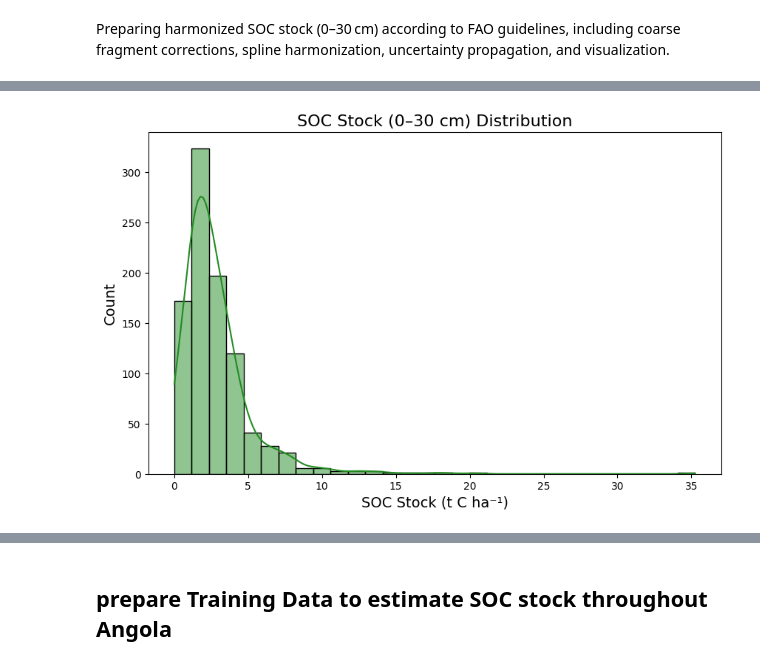
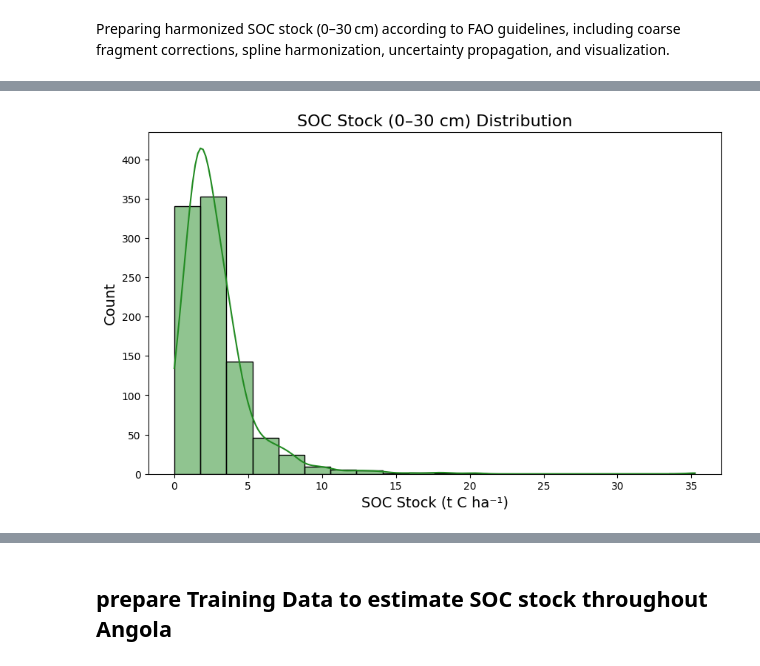
Before and after one commit to inesschwartz/ThesisSoilAngola, a Jupyter notebook: EDA/carbon_stock2.ipynb, the cells around one changed output, grey strips where cells are left out. Saved outputs shown, nothing was run; the diff lists cells and outputs as text; code cells hidden in the pictures.

```diff
--- a/EDA/carbon_stock2.ipynb
+++ b/EDA/carbon_stock2.ipynb
@@ -153,7 +175,7 @@ SOC_dataset["soc_percent"] = SOC_dataset["organic_carbon"].apply(
 )
 
 # ------------------------------
-# 2) Mass-preserving spline for SOC only
+# 2) Mass-preserving spline for SOC only (FAO recommendation)
 # ------------------------------
 def fit_mpspline(depth_top, depth_bottom, values, lam=1.0, target_depths=[0,30]):
     depth_top = np.array(depth_top)
@@ -200,17 +222,24 @@ profiles = SOC_dataset['profile'].unique()
 harmonized_list = []
 
 for pid in profiles:
-    profile = SOC_dataset[SOC_dataset['profile'] == pid]
+    # Make an explicit copy of each profile slice (avoids SettingWithCopyWarning)
+    profile = SOC_dataset[SOC_dataset['profile'] == pid].copy()
 
+    # Skip profiles with no SOC data
     if profile['soc_percent'].isna().all():
         continue
 
-    # Harmonize SOC only (0–30 cm)
-    soc_h = fit_mpspline(profile['upper_depth'], profile['lower_depth'],
-                          profile['soc_percent'], lam=1.0, target_depths=[0,30])
+    # Harmonize SOC only (0–30 cm) using spline
+    soc_h = fit_mpspline(
+        depth_top=profile['upper_depth'],
+        depth_bottom=profile['lower_depth'],
+        values=profile['soc_percent'],
+        lam=1.0,
+        target_depths=[0, 30]
+    )
 
-    # Horizon-level BD correction
-    profile['bd_corrected'] = profile['bulk_density'] * (1 - profile['frag_mid']/100)
+    # Horizon-level BD correction for coarse fragments
+    profile['bd_corrected'] = profile['bulk_density'] * (1 - profile['frag_mid'] / 100)
 
     # Horizon thickness (m)
     profile['thickness_m'] = (profile['lower_depth'] - profile['upper_depth']) / 100
@@ -220,19 +249,18 @@ for pid in profiles:
         profile['bd_corrected'] * profile['thickness_m'] * profile['soc_percent'] * 10
     )
 
-    # Total 0–30 cm SOC stock
-    soc_stock_0_30 = profile[profile['lower_depth'] <= 30]['soc_stock_horizon'].sum()
+    # Total SOC stock to 30 cm (sum horizons with lower_depth ≤ 30 cm)
+    soc_stock_0_30 = profile.loc[profile['lower_depth'] <= 30, 'soc_stock_horizon'].sum()
 
-    # Clip negative SOC to zero
+    # Clip negatives to zero, flag if original sum was negative
     soc_stock_0_30_clipped = max(soc_stock_0_30, 0)
-
-    # Flag for review if original SOC was negative
     flag_negative = soc_stock_0_30 < 0
 
-    # Take X, Y from the first horizon (all horizons in a profile have same coords)
+    # Coordinates (all horizons in a profile share same coords → take first row)
     x_coord = profile["X_coord"].iloc[0]
     y_coord = profile["Y_coord"].iloc[0]
 
+    # Append to results
     harmonized_list.append({
         'profile': pid,
         'soc_harmonized_percent': soc_h,
@@ -311,12 +329,11 @@ See the caveats in the documentation: https://pandas.pydata.org/pandas-docs/stab
 # %%
-# ----------------------------------------
-# 6) Histogram of SOC stock
-# ----------------------------------------
+# 7) Histogram of SOC stock
+
 plt.figure(figsize=(10,6))
-sns.histplot(harmonized_df['soc_stock_0_30cm'], bins=30, kde=True, color='forestgreen')
+sns.histplot(harmonized_df['soc_stock_0_30cm'], bins=20, kde=True, color='forestgreen')
 plt.title('SOC Stock (0–30 cm) Distribution', fontsize=16)
 plt.xlabel('SOC Stock (t C ha⁻¹)', fontsize=14)
 plt.ylabel('Count', fontsize=14)
 plt.show()
 # %% [output]
-[figure, old version]
+[figure, new version]
```
Also changed, not shown: parts of 8 cells of this notebook.
